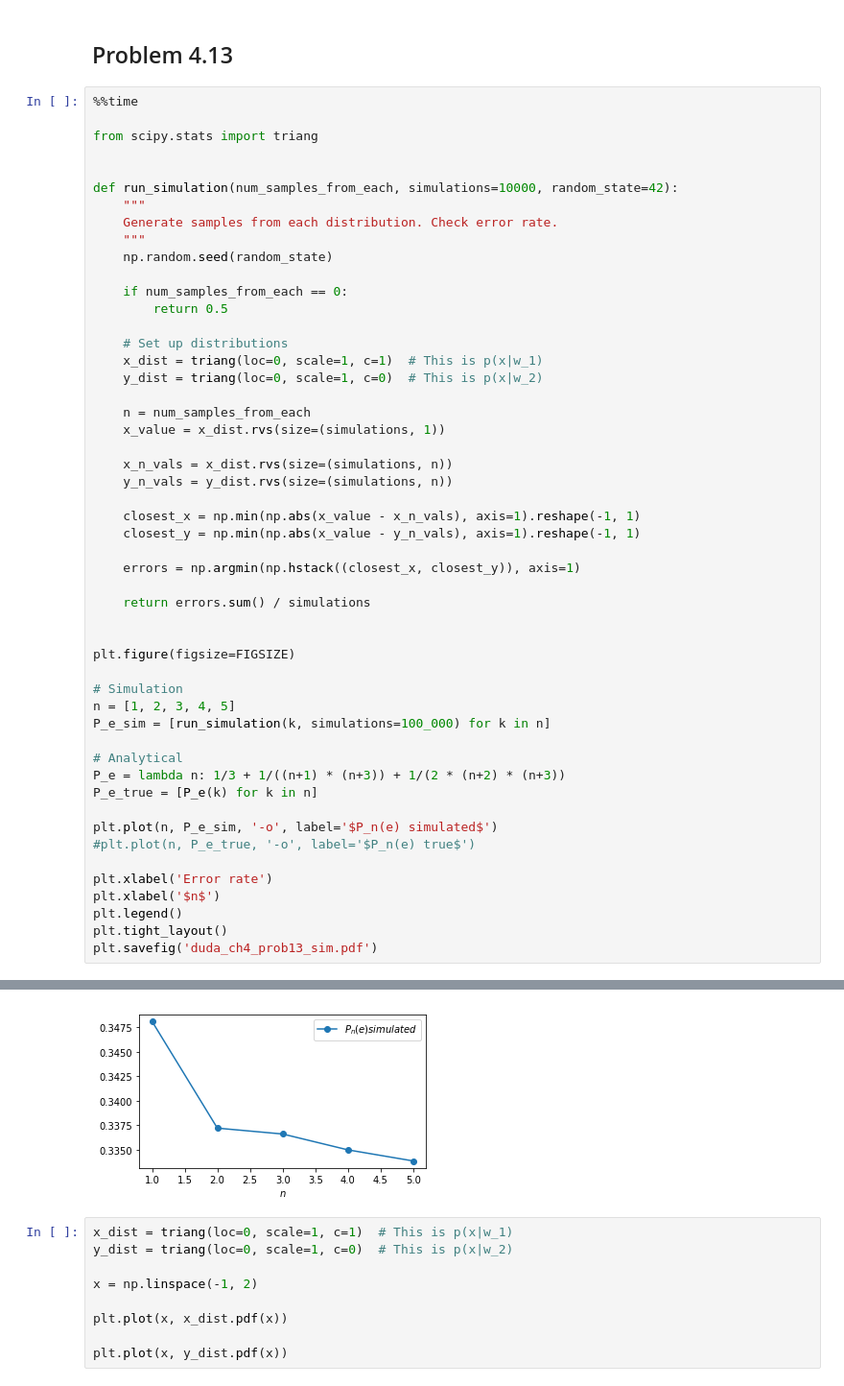
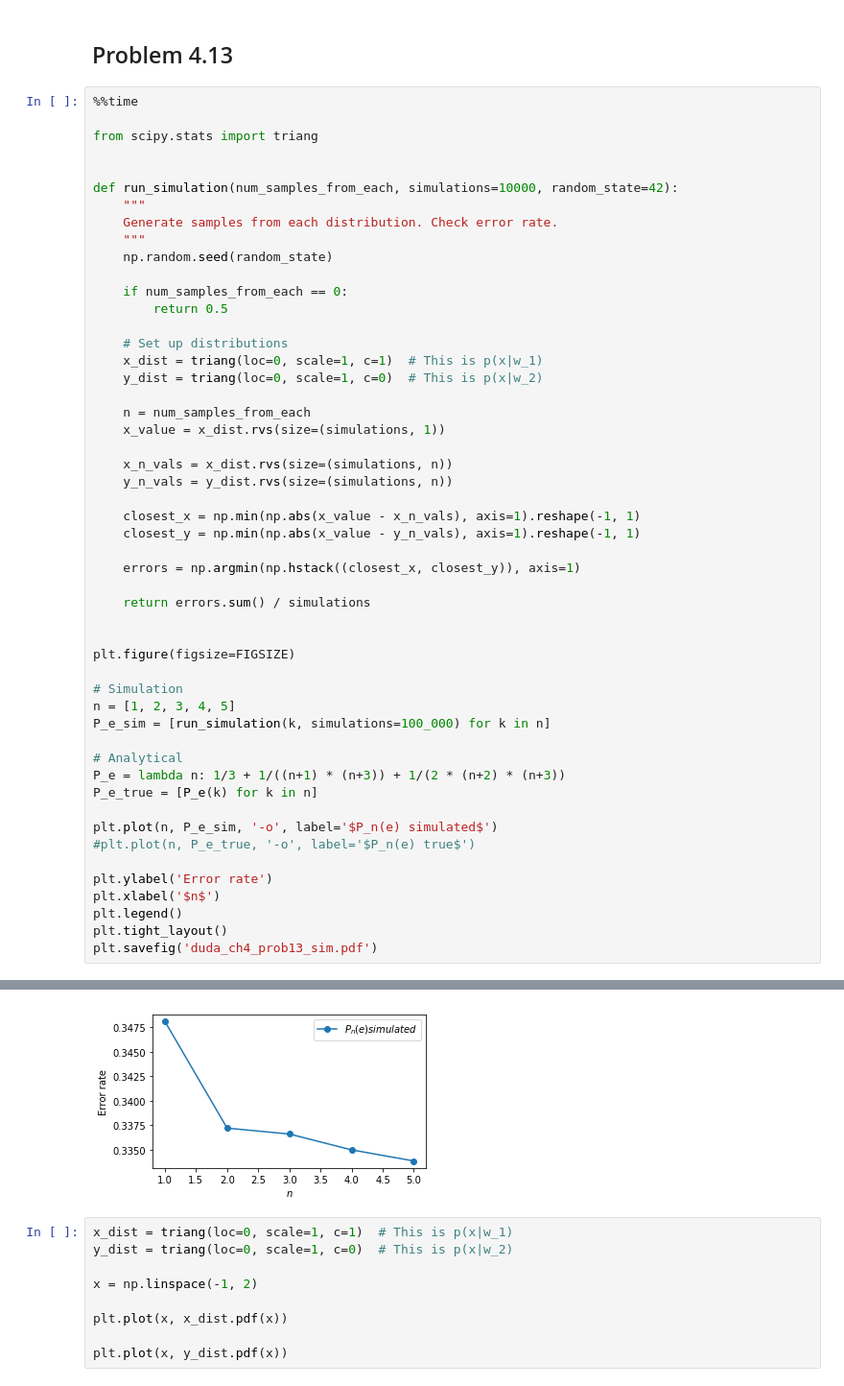
Before and after one commit to tommyod/lml, a Jupyter notebook: latex/figs/create_figures.ipynb, the cells around one changed output, grey strips where cells are left out. Shown at 96% size. Drawn from its saved outputs; the diff is of its cells as text.

```diff
--- a/latex/figs/create_figures.ipynb
+++ b/latex/figs/create_figures.ipynb
@@ -189,7 +189,7 @@ P_e_true = [P_e(k) for k in n]
 plt.plot(n, P_e_sim, '-o', label='$P_n(e) simulated$')
 #plt.plot(n, P_e_true, '-o', label='$P_n(e) true$')
 
-plt.xlabel('Error rate')
+plt.ylabel('Error rate')
 plt.xlabel('$n$')
 plt.legend()
 plt.tight_layout()
@@ -200,4 +200,4 @@ Wall time: 255 ms
-[figure, old version]
+[figure, new version]
 # %%
 x_dist = triang(loc=0, scale=1, c=1)  # This is p(x|w_1)
 y_dist = triang(loc=0, scale=1, c=0)  # This is p(x|w_2)
```
Also changed, not shown: parts of 8 cells of this notebook, 10 other files.
